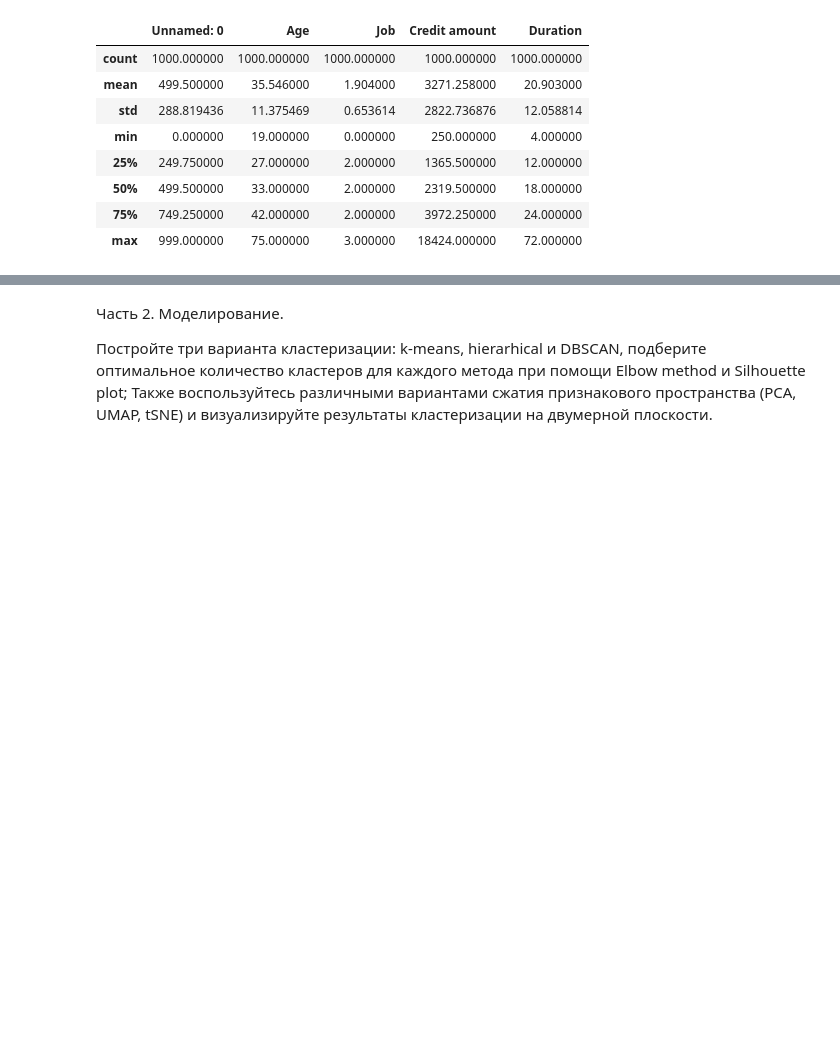
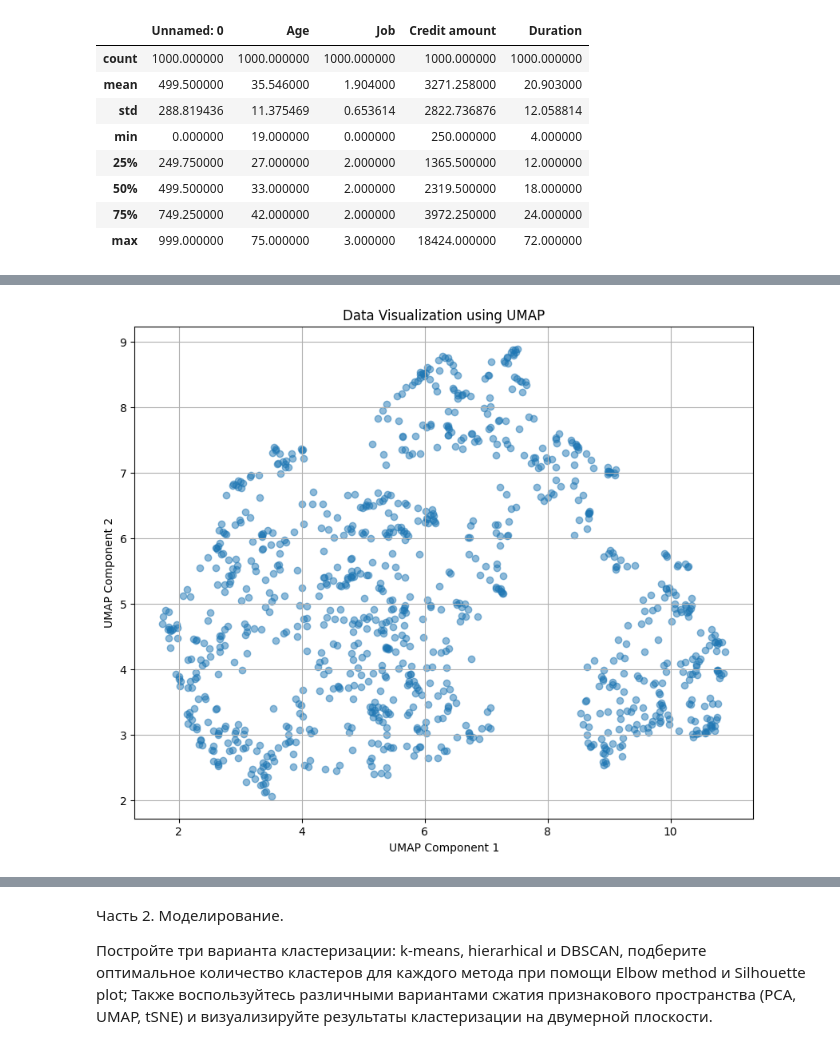
Before and after one commit to Evans-Sense/pet, a Jupyter notebook: Hometask2.ipynb, the cells around one changed output, grey strips where cells are left out. Drawn from its saved outputs; the diff is of its cells as text; code cells hidden in the pictures; blank space fills up the shorter version.

```diff
--- a/Hometask2.ipynb
+++ b/Hometask2.ipynb
@@ -124,3 +92,20 @@ df.describe()
 | 50% | 499.500000 | 33.000000 | 2.000000 | 2319.500000 | 18.000000 |
 | 75% | 749.250000 | 42.000000 | 2.000000 | 3972.250000 | 24.000000 |
 | max | 999.000000 | 75.000000 | 3.000000 | 18424.000000 | 72.000000 |
+# %%
+df_encoded = df.copy()
+
+# Identify categorical columns (object dtype)
+categorical_cols = df_encoded.select_dtypes(include='object').columns
+
+# Handle missing values in 'Saving accounts' and 'Checking account'
+df_encoded['Saving accounts'] = df_encoded['Saving accounts'].fillna('No saving accounts')
+df_encoded['Checking account'] = df_encoded['Checking account'].fillna('No checking account')
+
+# Apply one-hot encoding to all categorical columns
+df_encoded = pd.get_dummies(df_encoded, columns=categorical_cols, drop_first=False)
+
+print("DataFrame after encoding categorical features:")
+print(df_encoded.head())
+print("\nInformation about the encoded DataFrame:")
+df_encoded.info()
@@ -126,0 +189,20 @@ df.describe()
+# %%
+import umap
+import matplotlib.pyplot as plt
+
+# Initialize UMAP with 2 components
+umap_reducer = umap.UMAP(n_components=2, random_state=42)
+
+# Fit and transform the scaled data
+df_umap = umap_reducer.fit_transform(df_scaled)
+
+# Create a scatter plot of the UMAP-transformed data
+plt.figure(figsize=(10, 8))
+plt.scatter(df_umap[:, 0], df_umap[:, 1], alpha=0.5)
+plt.xlabel('UMAP Component 1')
+plt.ylabel('UMAP Component 2')
+plt.title('Data Visualization using UMAP')
+plt.grid(True)
+plt.show()
+# %% [output]
+[figure, added]
```
Also changed, not shown: parts of 30 cells of this notebook.
